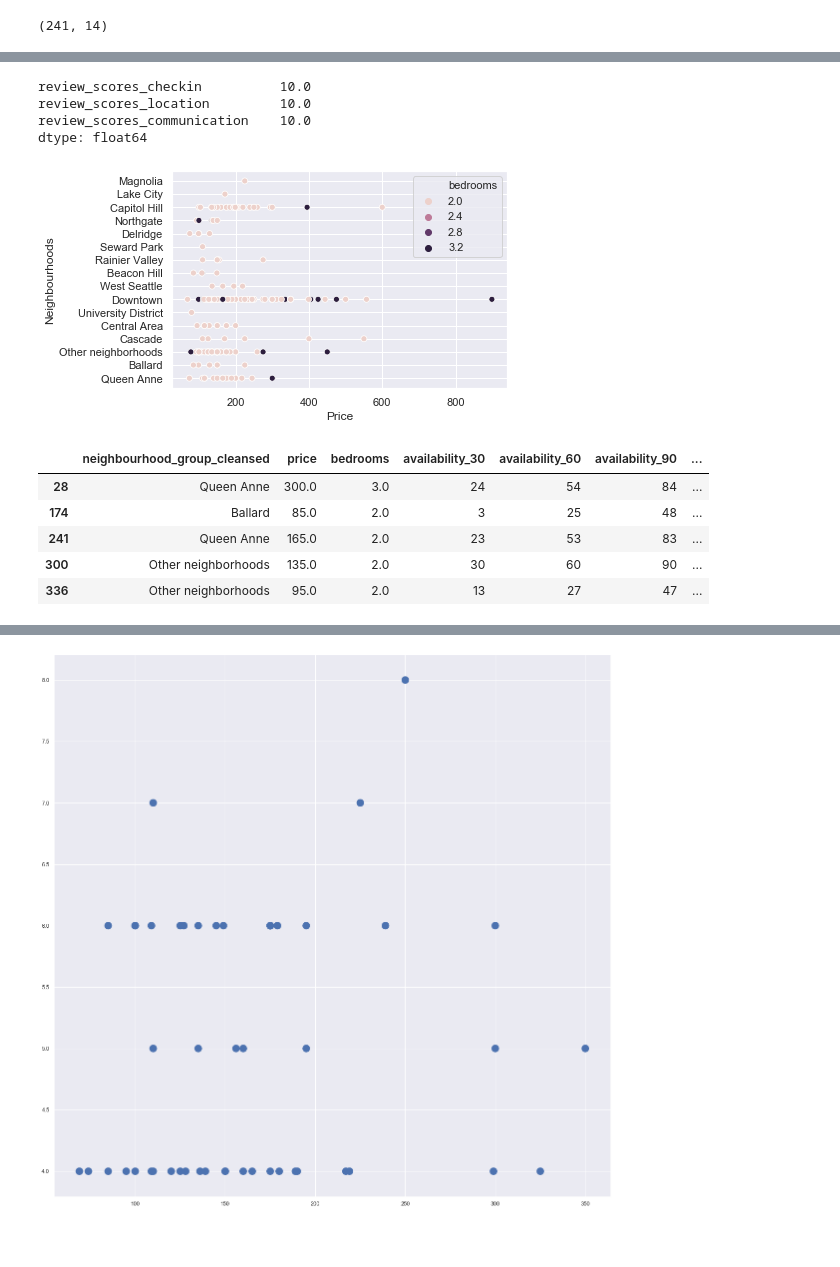
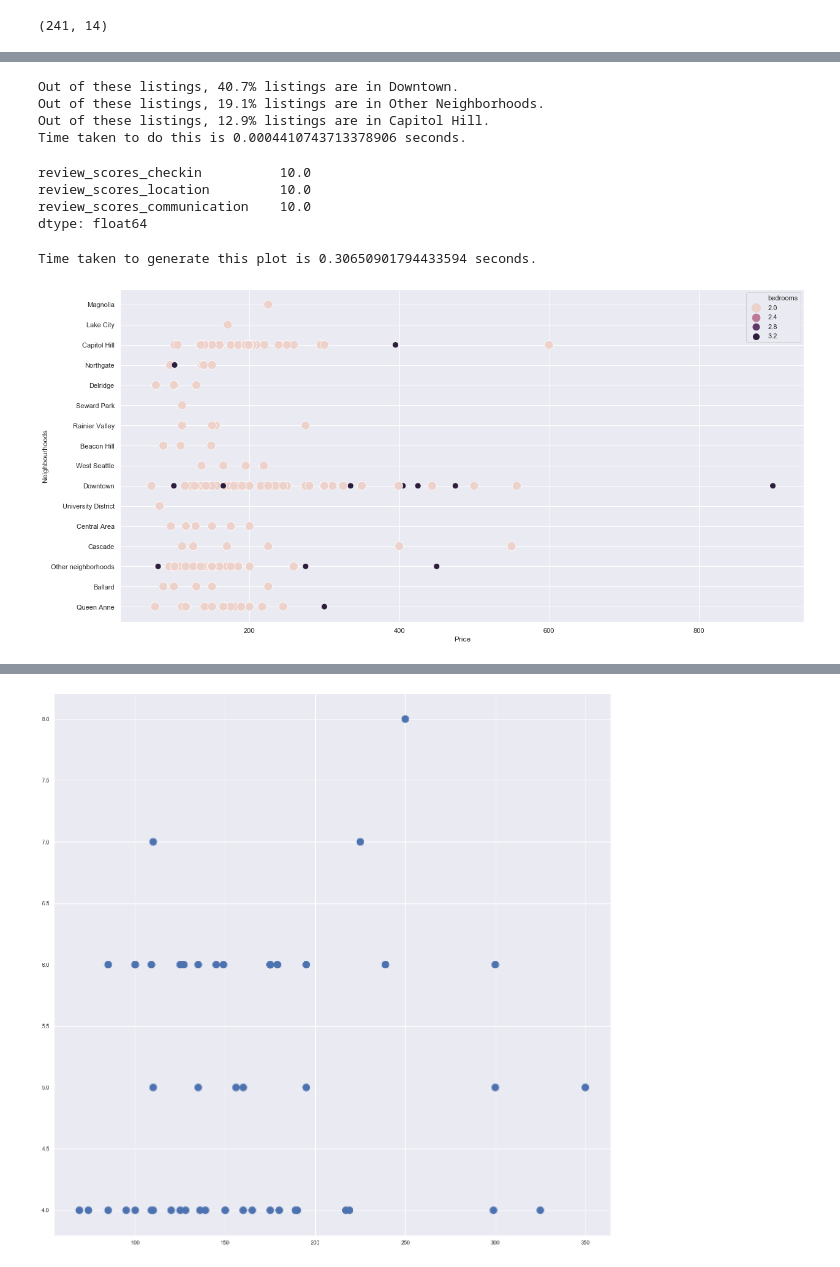
Before and after one commit to sukanto-m/Seattle-Airbnb, a Jupyter notebook: Seattle_Apartment_Listings.ipynb, the cells around one changed output, grey strips where cells are left out. Saved outputs shown, nothing was run; the diff lists cells and outputs as text; code cells hidden in the pictures; blank space fills up the shorter version.

```diff
--- a/Seattle_Apartment_Listings.ipynb
+++ b/Seattle_Apartment_Listings.ipynb
@@ -370,3 +424,16 @@ df3_b.shape
+# %%
+#numbers for such listings by neighbourhood
+tic = time.time()
+print("Out of these listings, {:.1f}% listings are in Downtown.".format(98/241*100))
+print("Out of these listings, {:.1f}% listings are in Other Neighborhoods.".format(46/241*100))
+print("Out of these listings, {:.1f}% listings are in Capitol Hill.".format(31/241*100))
+toc = time.time() - tic
+print("Time taken to do this is %s seconds."%(toc))
+# %% [output]
+Out of these listings, 40.7% listings are in Downtown.
+Out of these listings, 19.1% listings are in Other Neighborhoods.
+Out of these listings, 12.9% listings are in Capitol Hill.
+Time taken to do this is 0.0004410743713378906 seconds.
 # %%
 df3_b[['review_scores_checkin','review_scores_location','review_scores_communication']].median()
 # %% [output]
@@ -375,20 +442,17 @@ review_scores_location         10.0
 review_scores_communication    10.0
 dtype: float64
 # %%
+tic = time.time()
+plt.figure(figsize=(20,10))
 sns.set(style='darkgrid')
-sns.scatterplot(df3_b['price'],df3_b['neighbourhood_group_cleansed'],hue=df3_b['bedrooms'])
+sns.scatterplot(df3_b['price'],df3_b['neighbourhood_group_cleansed'],
+                hue=df3_b['bedrooms'],
+                size=df3_b['bedrooms'], sizes=(200,100))
 plt.xlabel('Price')
 plt.ylabel('Neighbourhoods')
-plt.savefig('hoods.jpg'); #Downtown - definitely in demand
+plt.savefig('hoods.jpg')
+toc = time.time() - tic
+print("Time taken to generate this plot is %s seconds."%(toc)) #Downtown - definitely in demand
 # %% [output]
+Time taken to generate this plot is 0.30650901794433594 seconds.
-[figure, old version]
+[figure, new version]
-# %%
-df3_c = df3_b[df3_b['reviews_per_month'] > 2]
-df3_c.head()
-# %% [output]
-|  | neighbourhood_group_cleansed | price | bedrooms | availability_30 | availability_60 | availability_90 | ... |
-| 28 | Queen Anne | 300.0 | 3.0 | 24 | 54 | 84 | ... |
-| 174 | Ballard | 85.0 | 2.0 | 3 | 25 | 48 | ... |
-| 241 | Queen Anne | 165.0 | 2.0 | 23 | 53 | 83 | ... |
-| 300 | Other neighborhoods | 135.0 | 2.0 | 30 | 60 | 90 | ... |
-| 336 | Other neighborhoods | 95.0 | 2.0 | 13 | 27 | 47 | ... |
```
Also changed, not shown: parts of 39 cells of this notebook, 1 other file.
